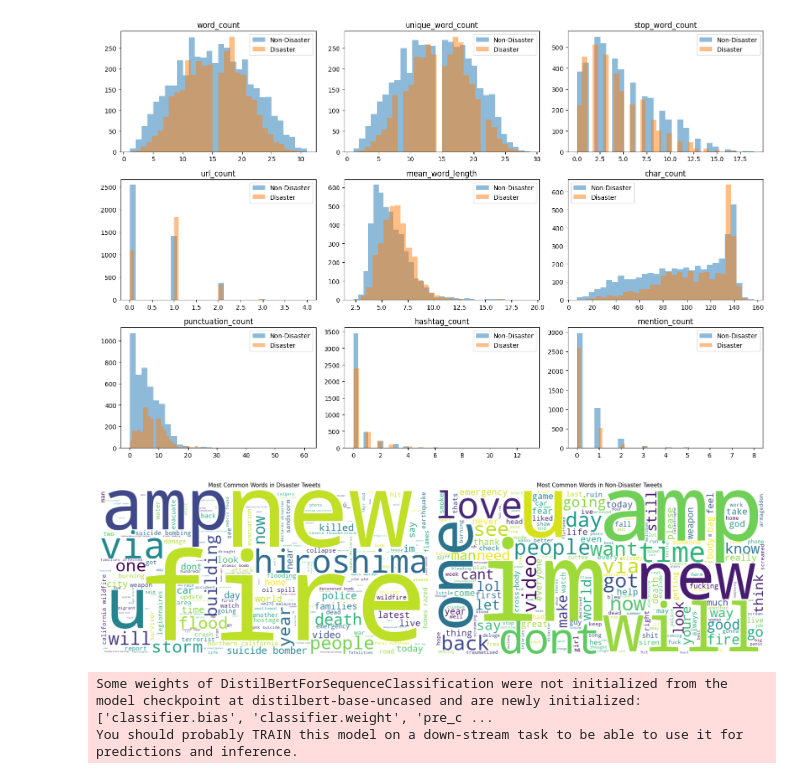
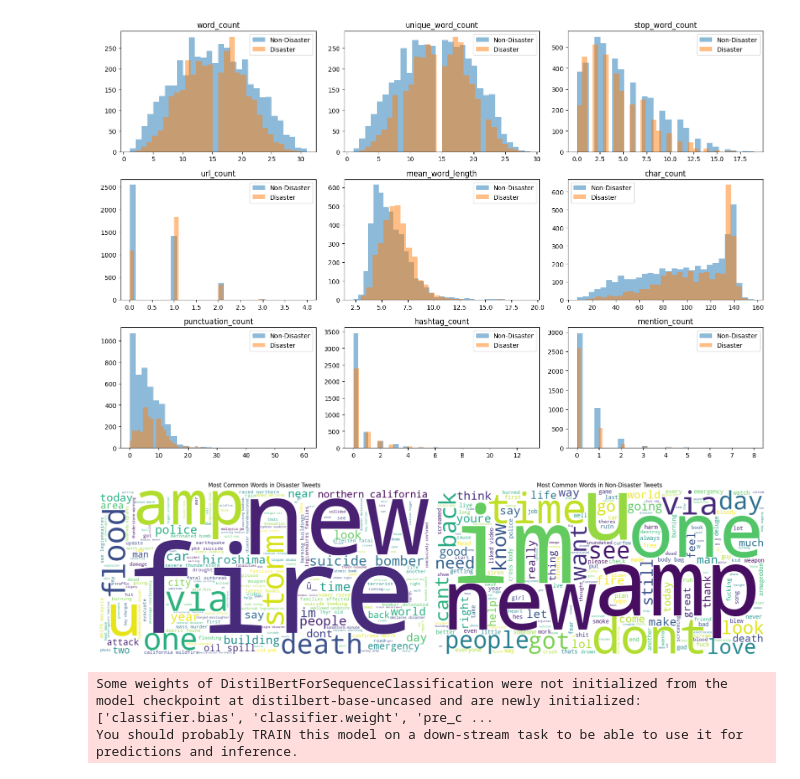
Before and after one commit to samintisar/disaster-tweet-classification, a Jupyter notebook: Reading Doc.ipynb, the cells around one changed output. Drawn from its saved outputs; the diff is of its cells as text; code cells hidden in the pictures.

```diff
--- a/Reading Doc.ipynb
+++ b/Reading Doc.ipynb
@@ -121,9 +84,15 @@ plt.tight_layout(); plt.show()
 # %% [output]
 [figure]
 # %%
+from symspellpy.symspellpy import SymSpell, Verbosity
+
 stop_words = set(stopwords.words('english'))
 
-# clean_text: remove noise and drop common stopwords (articles, pronouns, prepositions, conjunctions, etc.)
+# Initialize SymSpell once
+sym_spell = SymSpell(max_dictionary_edit_distance=2, prefix_length=7)
+# Make sure the dictionary file is in your working directory
+sym_spell.load_dictionary("frequency_dictionary_en_82_765.txt", term_index=0, count_index=1)
+
 def clean_text(text):
     if pd.isna(text):
         return ""
@@ -136,33 +105,41 @@ def clean_text(text):
     s = re.sub(r'\brt\b', '', s)
     s = re.sub(r'[^\w\s!?]', '', s)
     s = re.sub(r'(.)\1{2,}', r'\1', s)
-    # Split, remove stopwords, and rejoin
     tokens = s.split()
     tokens = [w for w in tokens if w not in stop_words]
-    return ' '.join(tokens)
-
-
-
-# Generate word clouds for disaster vs. non-disaster tweets
-fig, (ax1, ax2) = plt.subplots(1, 2, figsize=(20, 8))
-
-wc_disaster = WordCloud(width=800, height=400, background_color='white')\
-    .generate(' '.join(dis_words))
-wc_non_disaster = WordCloud(width=800, height=400, background_color='white')\
-    .generate(' '.join(non_dis_words))
-
-ax1.imshow(wc_disaster)
-ax1.axis('off')
-ax1.set_title('Most Common Words in Disaster Tweets')
-
-ax2.imshow(wc_non_disaster)
-ax2.axis('off')
-ax2.set_title('Most Common Words in Non-Disaster Tweets')
-
-plt.tight_layout()
-plt.show()
+    corrected = []
+    for word in tokens:
+        suggestions = sym_spell.lookup(word, Verbosity.CLOSEST, max_edit_distance=2)
+        if suggestions:
+            corrected.append(suggestions[0].term)
+        else:
+            corrected.append(word)
+    return ' '.join(corrected)
-# %% [output]
-[figure, removed]
+# %%
+# Get cleaned words for disaster and non-disaster tweets
+dis_words = df_train[df_train['target'] == 1]['text'].apply(clean_text).str.cat(sep=' ').split()
+non_dis_words = df_train[df_train['target'] == 0]['text'].apply(clean_text).str.cat(sep=' ').split()
+
+# Generate word clouds for disaster vs. non-disaster tweets
+fig, (ax1, ax2) = plt.subplots(1, 2, figsize=(20, 8))
+
+wc_disaster = WordCloud(width=800, height=400, background_color='white')\
+    .generate(' '.join(dis_words))
+wc_non_disaster = WordCloud(width=800, height=400, background_color='white')\
+    .generate(' '.join(non_dis_words))
+
+ax1.imshow(wc_disaster)
+ax1.axis('off')
+ax1.set_title('Most Common Words in Disaster Tweets')
+
+ax2.imshow(wc_non_disaster)
+ax2.axis('off')
+ax2.set_title('Most Common Words in Non-Disaster Tweets')
+
+plt.tight_layout()
+plt.show()
+# %% [output]
+[figure, added]
 # %%
 
 # ── Tokenization & DataLoader Prep ────────────────────────────────────────────
```
Also changed, not shown: parts of 4 cells of this notebook.
